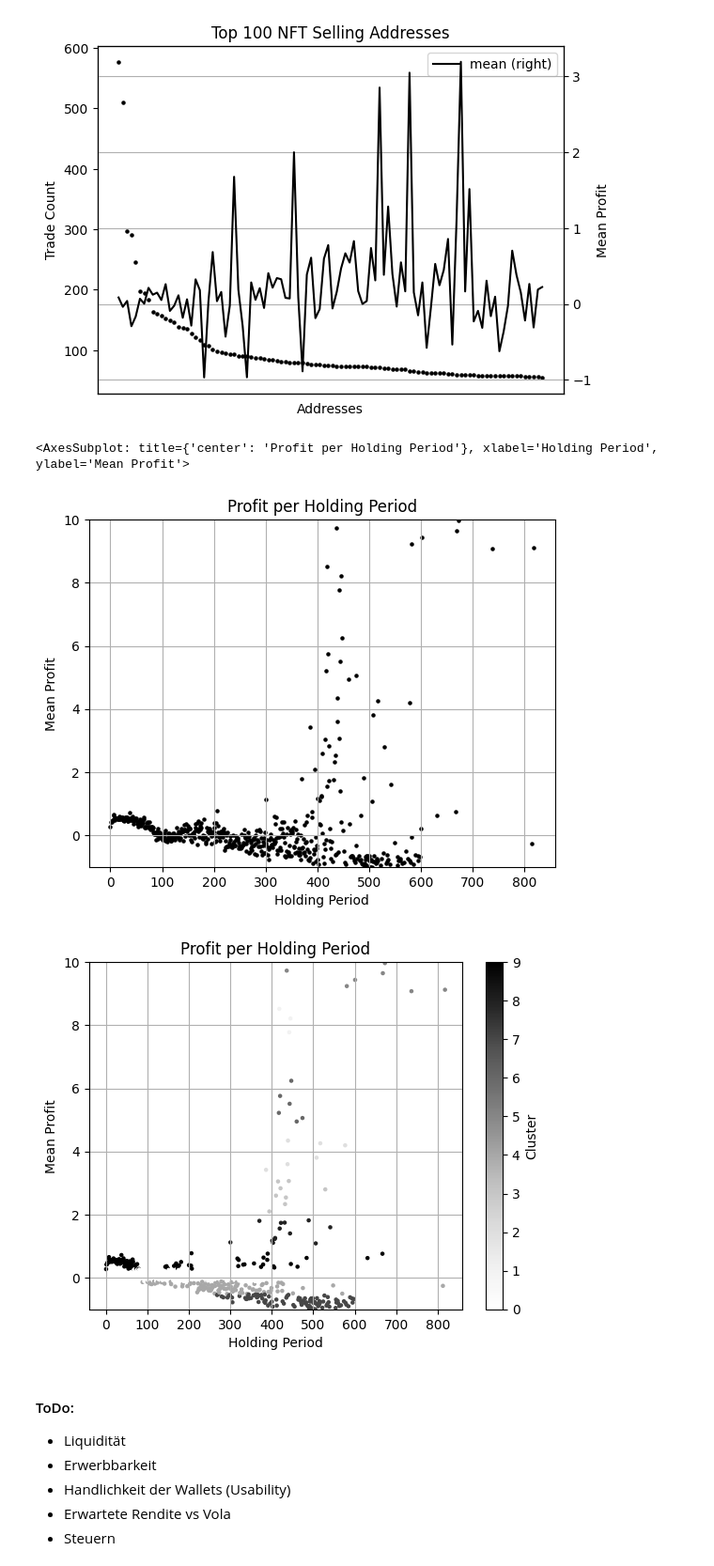
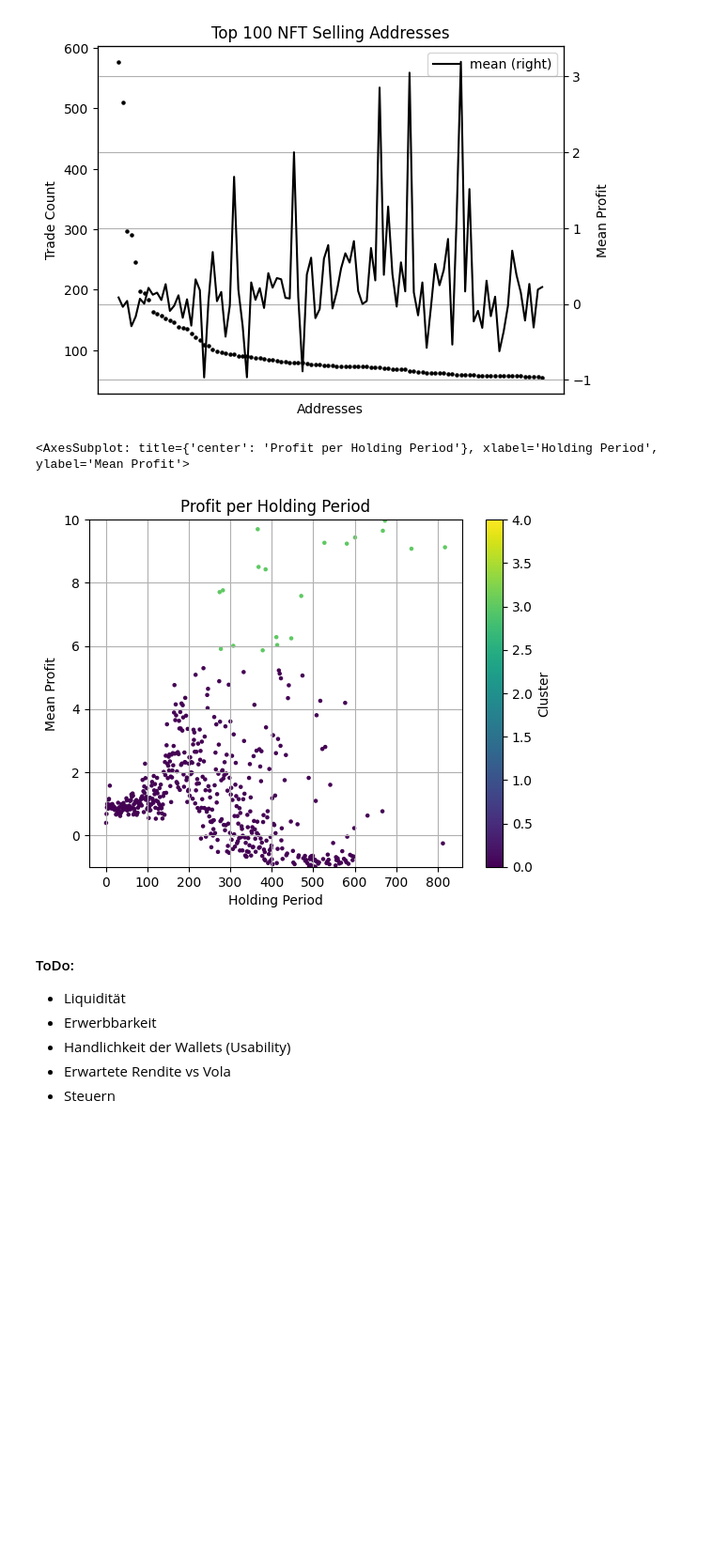
Before and after one commit to vfcapital/bachelor-thesis, a Jupyter notebook: bachelorthesis/notebooks/trade_analysis.ipynb, the cells around one changed output. Shown at 94% size. Drawn from its saved outputs; the diff is of its cells as text; code cells hidden in the pictures; blank space fills up the shorter version.

```diff
--- a/bachelorthesis/notebooks/trade_analysis.ipynb
+++ b/bachelorthesis/notebooks/trade_analysis.ipynb
@@ -107,8 +144,8 @@ df = (collection_sum_rel * collection_sum).dropna().loc[:, "Total"] = collection
 # %%
-nft_trades["sell_date"] = pd.to_datetime(nft_trades["sell_date"])
+nft_trades_outlier_reduced["sell_date"] = pd.to_datetime(nft_trades_outlier_reduced["sell_date"])
 
 plot_df = (
-    nft_trades[["sell_date", "profit_usd"]]
+    nft_trades_outlier_reduced[["sell_date", "profit_usd"]]
     .groupby("sell_date")
     .count()
     .rename(columns={"profit_usd": "Count of Trades"})
@@ -185,11 +222,9 @@ plt.show()
 # %% [output]
 [figure]
 # %%
-# show only profits below 100x
-# nft_trades = nft_trades[nft_trades["profit_eth"]]
-nft_trades["sell_date"] = pd.to_datetime(nft_trades["sell_date"])
-nft_trades_plot_prepped = (
-    nft_trades[["sell_date", "profit_eth", "profit_usd"]]
+nft_trades_outlier_reduced["sell_date"] = pd.to_datetime(nft_trades_outlier_reduced["sell_date"])
+nft_trades_outlier_reduced_plot_prepped = (
+    nft_trades_outlier_reduced[["sell_date", "profit_eth", "profit_usd"]]
     .groupby("sell_date")
     .mean()
     .loc["2019-01-01":]
@@ -201,24 +236,24 @@ fig, (ax1, ax2) = plt.subplots(2)
 fig.suptitle("Mean Profit Distribution")
 
 y_pred = KMeans(4)
-y_pred.fit(nft_trades_plot_prepped[["profit_eth", "profit_usd"]])
-nft_trades_plot_prepped["Cluster"] = y_pred.labels_
+y_pred.fit(nft_trades_outlier_reduced_plot_prepped[["profit_eth", "profit_usd"]])
+nft_trades_outlier_reduced_plot_prepped["Cluster"] = y_pred.labels_
 
 ax1.scatter(
-    x=nft_trades_plot_prepped["sell_date"],
-    y=nft_trades_plot_prepped["profit_eth"],
+    x=nft_trades_outlier_reduced_plot_prepped["sell_date"],
+    y=nft_trades_outlier_reduced_plot_prepped["profit_eth"],
     marker=".",
     color="black"
-    # c=nft_trades_plot_prepped["Cluster"]
+    # c=nft_trades_outlier_reduced_plot_prepped["Cluster"]
 )
 ax1.legend(["ETH"])
 
 ax2.scatter(
-    x=nft_trades_plot_prepped["sell_date"],
-    y=nft_trades_plot_prepped["profit_usd"],
+    x=nft_trades_outlier_reduced_plot_prepped["sell_date"],
+    y=nft_trades_outlier_reduced_plot_prepped["profit_usd"],
     marker=".",
     color="black"
-    # c=nft_trades_plot_prepped["Cluster"]
+    # c=nft_trades_outlier_reduced_plot_prepped["Cluster"]
 )
 ax2.legend(["USD"])
 
@@ -396,41 +425,29 @@ plt.grid()
 [figure]
 # %%
 plot_df = (
-    nft_trades[["holding_period", "profit_usd"]]
+    nft_trades_outlier_reduced[["holding_period", "profit_usd"]]
     .groupby("holding_period")
     .agg(["min", "max", "sum", "count", "mean"])
     .round(4)["profit_usd"]
     .reset_index()
 )
-y_pred = KMeans(10)
+y_pred = KMeans(5,n_init=100, max_iter=1000, algorithm="elkan")
 y_pred.fit(plot_df[["mean"]])
-plot_df["Cluster"] = y_pred.labels_
-plot_df.plot.scatter(
-    x="holding_period",
-    y="mean",
-    xlabel="Holding Period",
-    ylabel="Mean Profit",
-    title="Profit per Holding Period",
-    color="black",
-    grid=True,
-    ylim=[-1, 10],
-    marker=".",
-)
+plot_df["Cluster"] = y_pred.labels_.astype(float)
 plot_df.plot.scatter(
     x="holding_period",
     y="mean",
     c="Cluster",
     xlabel="Holding Period",
     ylabel="Mean Profit",
     title="Profit per Holding Period",
     grid=True,
     ylim=[-1, 10],
     marker=".",
 )
 # %% [output]
 <AxesSubplot: title={'center': 'Profit per Holding Period'}, xlabel='Holding Period', ylabel='Mean Profit'>
-[figure, old version]
+[figure, new version]
-[figure, removed]
 # %% [markdown]
 #### ToDo:
 
```
Also changed, not shown: parts of 22 cells of this notebook, 3 other files.
